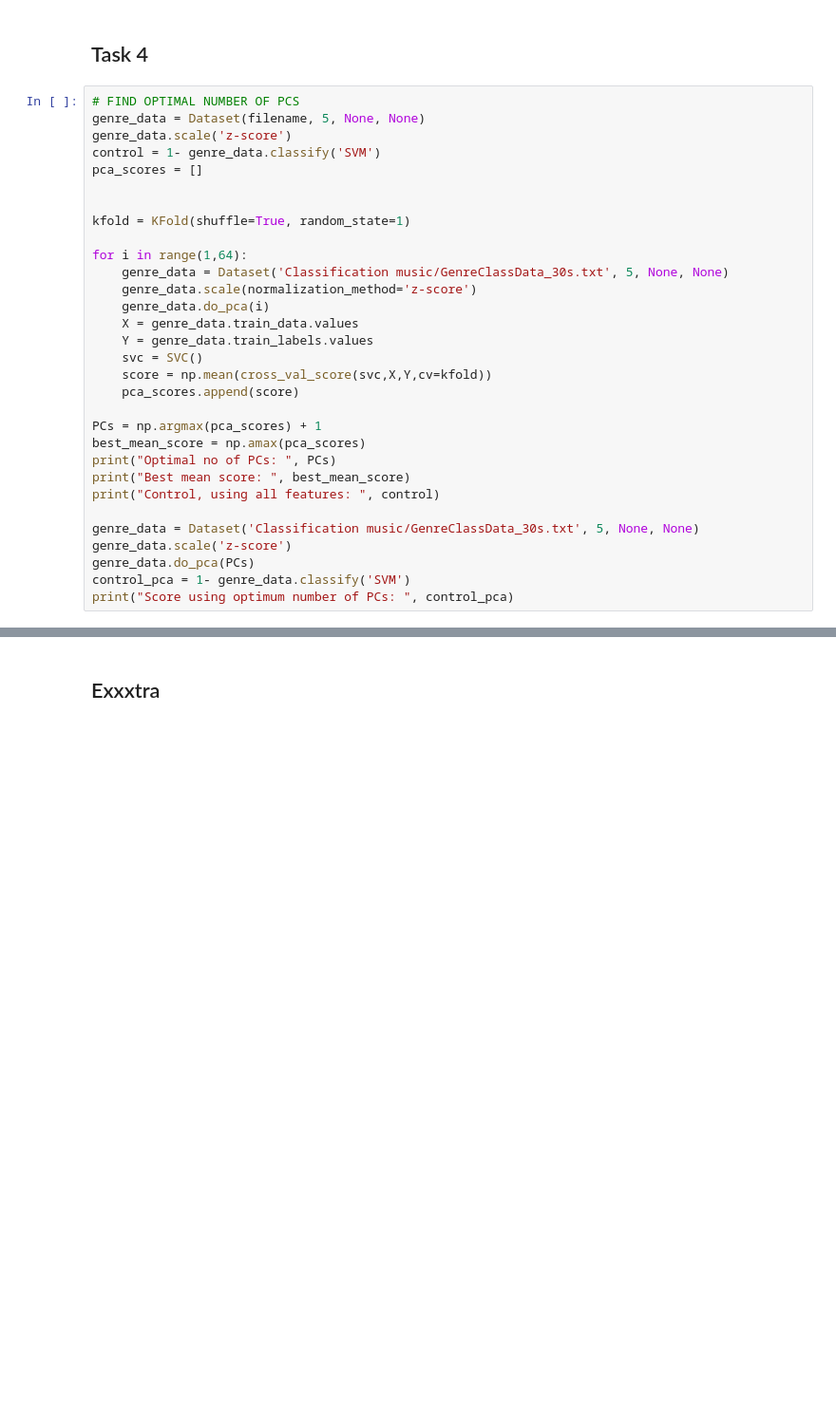
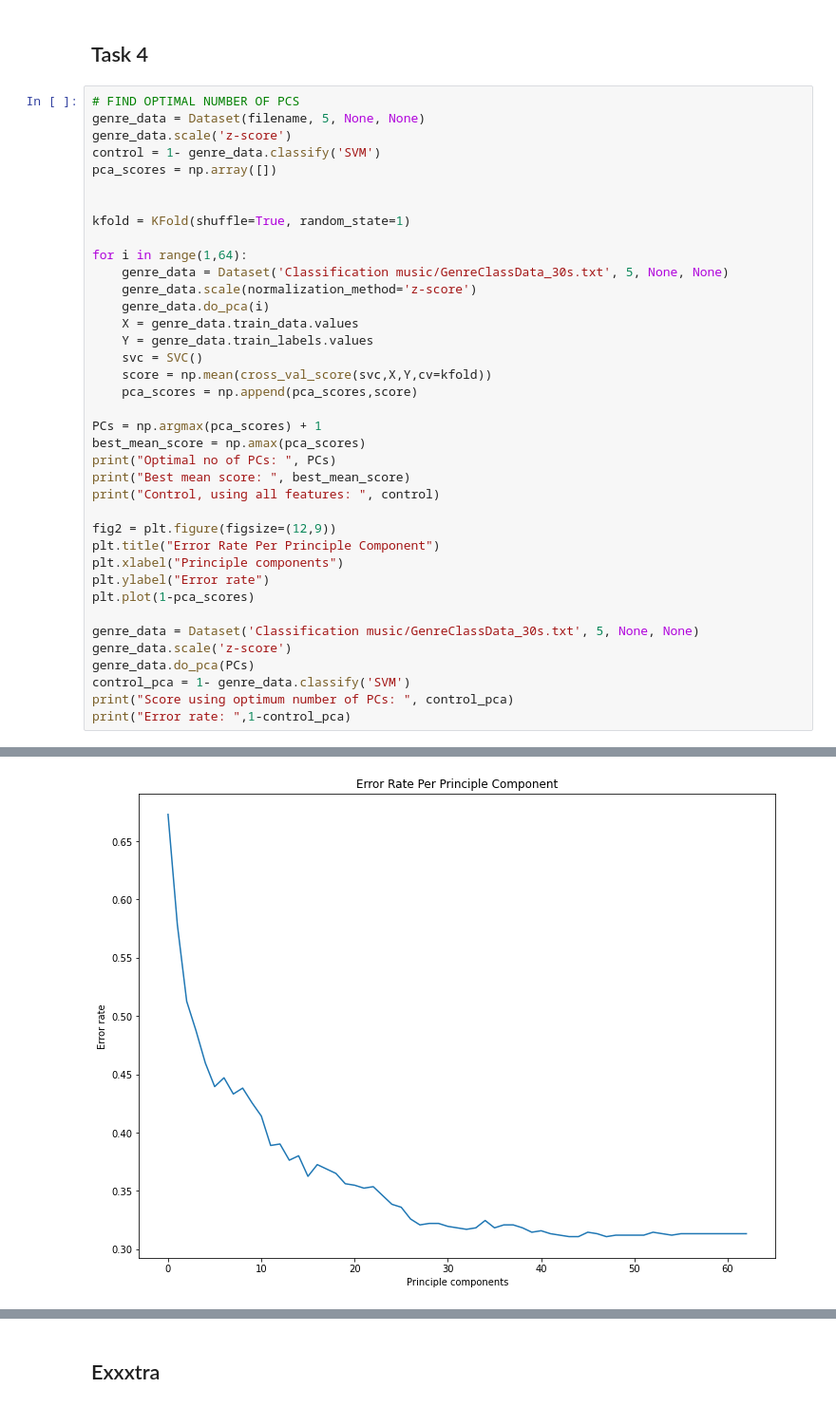
Before and after one commit to VNaas/EDC_project, a Jupyter notebook: edc_notebook.ipynb, the cells around one changed output, grey strips where cells are left out. Shown at 95% size. Cells and saved outputs as stored; diff of their text form; blank space fills up the shorter version.

Commit message:
Some minor changes, printing error rate

```diff
--- a/edc_notebook.ipynb
+++ b/edc_notebook.ipynb
@@ -162,37 +162,45 @@ Error rate using rmse_mean as fourth feature:  0.5404040404040404
 genre_data = Dataset(filename, 5, None, None)
 genre_data.scale('z-score')
 control = 1- genre_data.classify('SVM')
-pca_scores = []
+pca_scores = np.array([])
 
 
 kfold = KFold(shuffle=True, random_state=1)
 
 for i in range(1,64):
     genre_data = Dataset('Classification music/GenreClassData_30s.txt', 5, None, None)
     genre_data.scale(normalization_method='z-score')
     genre_data.do_pca(i)
     X = genre_data.train_data.values
     Y = genre_data.train_labels.values
     svc = SVC()
     score = np.mean(cross_val_score(svc,X,Y,cv=kfold))
-    pca_scores.append(score)
+    pca_scores = np.append(pca_scores,score)
 
 PCs = np.argmax(pca_scores) + 1
 best_mean_score = np.amax(pca_scores)
 print("Optimal no of PCs: ", PCs)
 print("Best mean score: ", best_mean_score)
 print("Control, using all features: ", control)
 
+fig2 = plt.figure(figsize=(12,9))
+plt.title("Error Rate Per Principle Component")
+plt.xlabel("Principle components")
+plt.ylabel("Error rate")
+plt.plot(1-pca_scores)
+
 genre_data = Dataset('Classification music/GenreClassData_30s.txt', 5, None, None)
 genre_data.scale('z-score')
 genre_data.do_pca(PCs)
 control_pca = 1- genre_data.classify('SVM')
 print("Score using optimum number of PCs: ", control_pca)
+print("Error rate: ",1-control_pca)
 # %% [output]
 Optimal no of PCs:  48
 Best mean score:  0.689387787596529
 Control, using all features:  0.7474747474747475
 Score using optimum number of PCs:  0.7474747474747475
+[figure, added]
 # %%
 ## FIND OPTIMAL KERNEL AND PARAMETERS
 kernels = ['rbf','linear']
```
Also changed, not shown: parts of 2 cells of this notebook.
